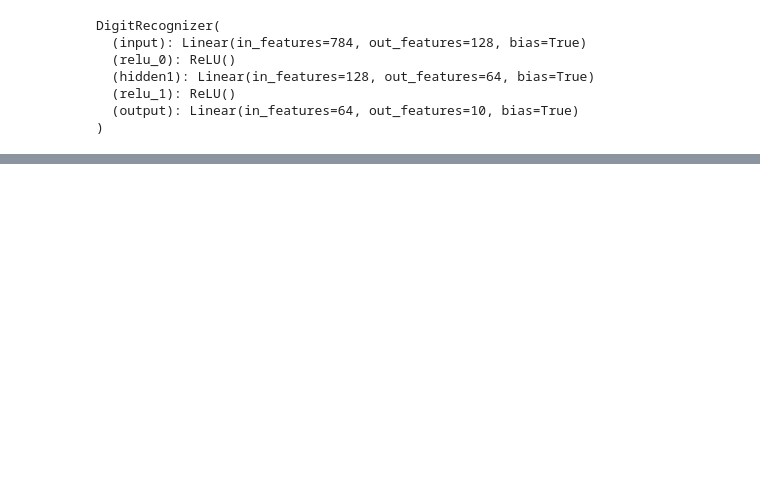
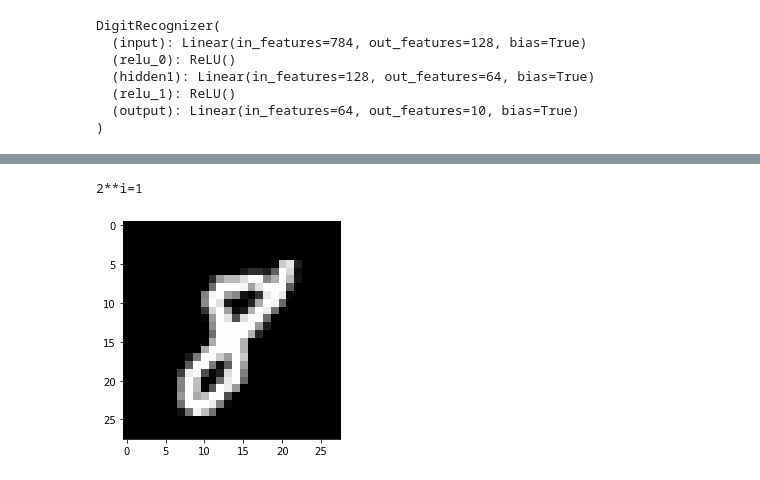
Before and after one commit to BenBadnani/Boundary-Attacks, a Jupyter notebook: boundary_attack.ipynb, the cells around one changed output, grey strips where cells are left out. Saved outputs shown, nothing was run; the diff lists cells and outputs as text; code cells hidden in the pictures; blank space fills up the shorter version.

```diff
--- a/boundary_attack.ipynb
+++ b/boundary_attack.ipynb
@@ -208,0 +276,8 @@ array([[ 4.81727114e-03,  6.11714227e-03,  4.58516832e-03,
+# %%
+temp = final - (final - target)
+plt.imshow(temp, cmap="gray")
+print(f'{2**i=}')
+plt.show()
+# %% [output]
+2**i=1
+[figure, added]
```
Also changed, not shown: parts of 25 cells of this notebook.
